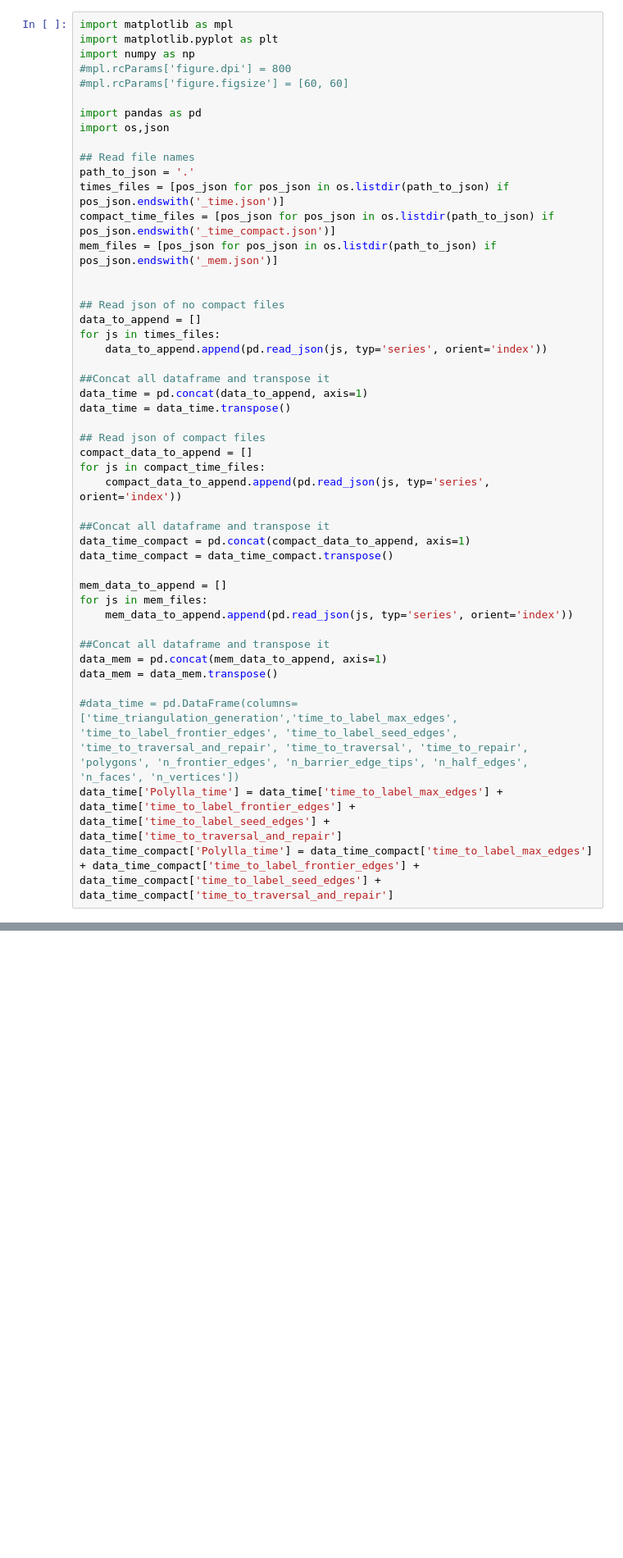
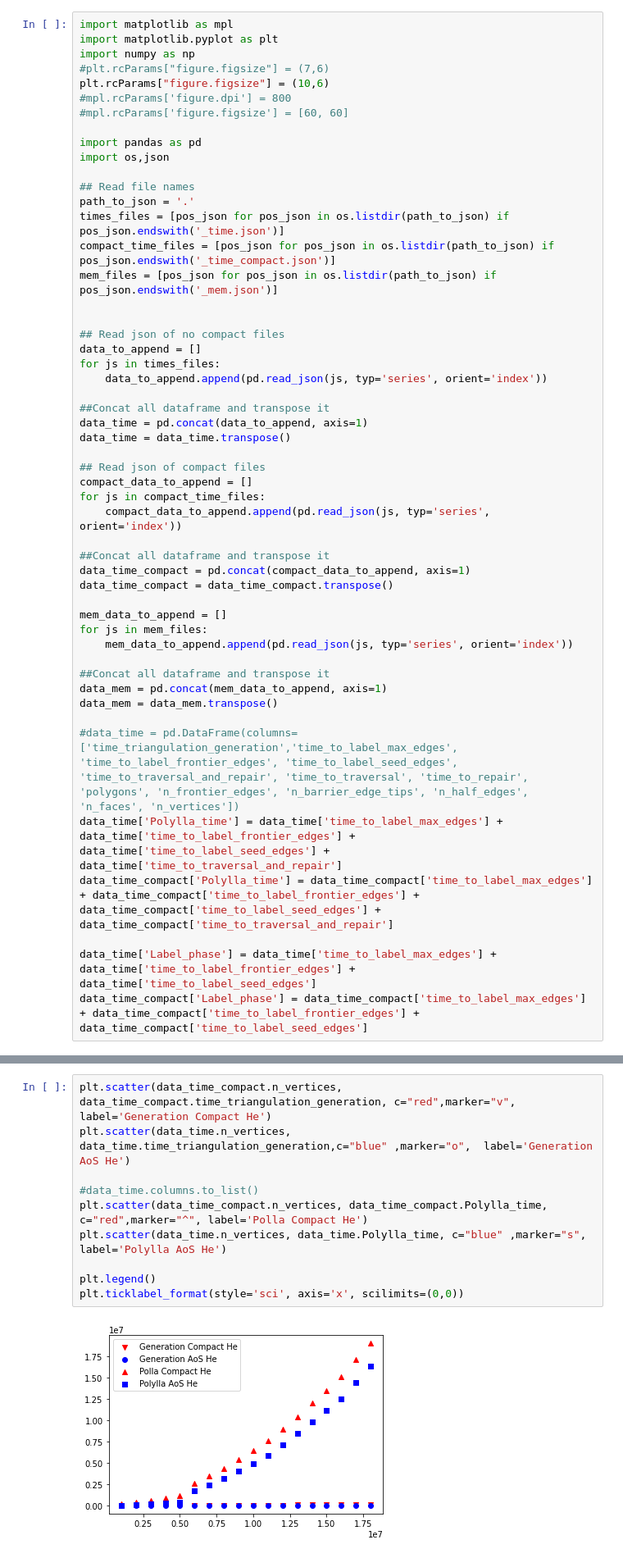
Before and after one commit to ssalinasfe/Compact-Polylla-Mesh, a Jupyter notebook: pruebas/output/plots.ipynb, the cells around one changed output, grey strips where cells are left out. Shown at 82% size. Saved outputs shown, nothing was run; the diff lists cells and outputs as text; blank space fills up the shorter version.

Commit message:
new plots for paper

```diff
--- a/pruebas/output/plots.ipynb
+++ b/pruebas/output/plots.ipynb
@@ -4,6 +4,8 @@
 import matplotlib as mpl
 import matplotlib.pyplot as plt
 import numpy as np
+#plt.rcParams["figure.figsize"] = (7,6)
+plt.rcParams["figure.figsize"] = (10,6)
 #mpl.rcParams['figure.dpi'] = 800
 #mpl.rcParams['figure.figsize'] = [60, 60]
 
@@ -46,6 +48,9 @@ data_mem = data_mem.transpose()
 #data_time = pd.DataFrame(columns=['time_triangulation_generation','time_to_label_max_edges', 'time_to_label_frontier_edges', 'time_to_label_seed_edges', 'time_to_traversal_and_repair', 'time_to_traversal', 'time_to_repair', 'polygons', 'n_frontier_edges', 'n_barrier_edge_tips', 'n_half_edges', 'n_faces', 'n_vertices'])
 data_time['Polylla_time'] = data_time['time_to_label_max_edges'] + data_time['time_to_label_frontier_edges'] + data_time['time_to_label_seed_edges'] + data_time['time_to_traversal_and_repair']
 data_time_compact['Polylla_time'] = data_time_compact['time_to_label_max_edges'] + data_time_compact['time_to_label_frontier_edges'] + data_time_compact['time_to_label_seed_edges'] + data_time_compact['time_to_traversal_and_repair']
+
+data_time['Label_phase'] = data_time['time_to_label_max_edges'] + data_time['time_to_label_frontier_edges'] + data_time['time_to_label_seed_edges']
+data_time_compact['Label_phase'] = data_time_compact['time_to_label_max_edges'] + data_time_compact['time_to_label_frontier_edges'] + data_time_compact['time_to_label_seed_edges']
 # %% [markdown]
 # Time comparision
 
@@ -148,0 +156,12 @@ plt.ticklabel_format(style='sci', axis='x', scilimits=(0,0))
+# %%
+plt.scatter(data_time_compact.n_vertices, data_time_compact.time_triangulation_generation, c="red",marker="v", label='Generation Compact He')
+plt.scatter(data_time.n_vertices, data_time.time_triangulation_generation,c="blue" ,marker="o",  label='Generation AoS He')
+
+#data_time.columns.to_list()
+plt.scatter(data_time_compact.n_vertices, data_time_compact.Polylla_time, c="red",marker="^", label='Polla Compact He')
+plt.scatter(data_time.n_vertices, data_time.Polylla_time, c="blue" ,marker="s",  label='Polylla AoS He')
+
+plt.legend()
+plt.ticklabel_format(style='sci', axis='x', scilimits=(0,0))
+# %% [output]
+[figure, added]
```
Also changed, not shown: parts of 7 cells of this notebook, 1 other file.
